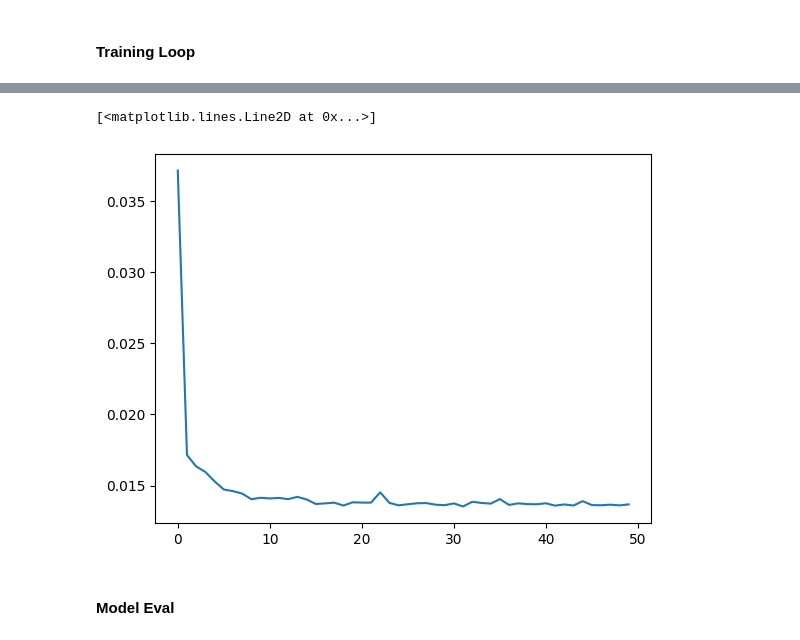
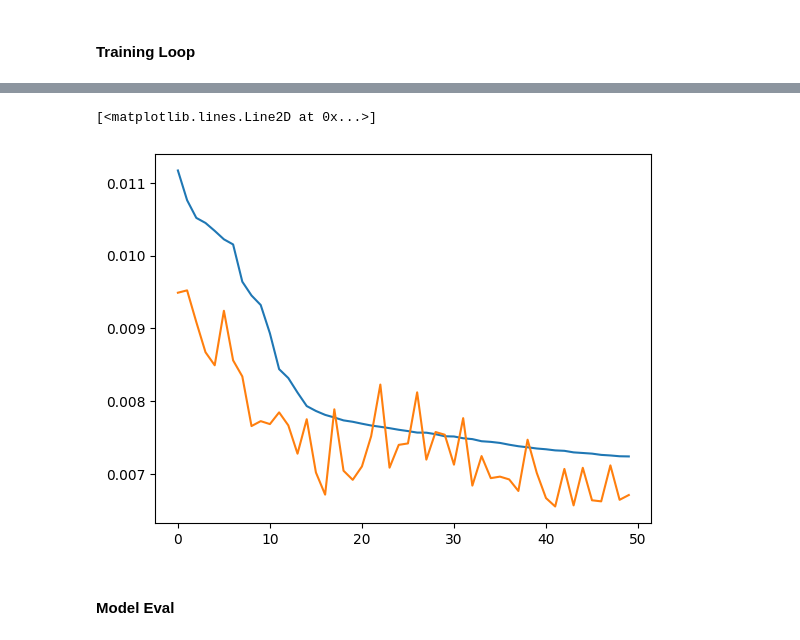
Before and after one commit to becklabs/wind2watts, a Jupyter notebook: notebooks/training/LatLonWind.ipynb, the cells around one changed output, grey strips where cells are left out. Saved outputs shown, nothing was run; the diff lists cells and outputs as text; code cells hidden in the pictures.

```diff
--- a/notebooks/training/LatLonWind.ipynb
+++ b/notebooks/training/LatLonWind.ipynb
@@ -81,7 +87,7 @@ test_dataloaders = [DataLoader(LatLonPowerDataset(
 
 train_dataloader = DataLoader(train_dataset, batch_size=batch_size, shuffle=True)
 
-val_dataloader = DataLoader(val_dataset, shuffle=False)
+val_dataloader = DataLoader(val_dataset, batch_size=256, shuffle=False)
 
 len(train_dataloader)
 # %% [output]
@@ -114,22 +120,30 @@ criterion.to(device)
 # %% [output]
 MSELoss()
 # %%
-model_dir = '../../training_checkpoints/lat_lon/simplernn_v1p0/'
+model_dir = '../../training_checkpoints/lat_lon/simplernn_v1p1/'
+os.makedirs(model_dir, exist_ok=True)
 min_loss = float('inf')
 # %% [markdown]
 #### Training Loop
 # %%
 train_losses = []
 val_losses = []
+time_loading = 0
+time_inferring = 0
 for epoch in range(epochs):
     batch_loss = 0
+    now = time.time()
     for i, (x, y) in enumerate(train_dataloader):
+        time_loading += time.time() - now
         optimizer.zero_grad()
+        now = time.time()
         output = model(x)
+        time_inferring += time.time() - now
         loss = criterion(output, y)
         batch_loss += loss.item()
         loss.backward()
         optimizer.step()
+        now = time.time()
     train_loss = batch_loss / len(train_dataloader)
     train_losses.append(train_loss)
 
@@ -150,8 +182,9 @@ for epoch in range(epochs):
 # %%
 plt.plot(train_losses)
+plt.plot(val_losses)
 # %% [output]
 [<matplotlib.lines.Line2D at 0x...>]
-[figure, old version]
+[figure, new version]
 # %% [markdown]
 #### Model Eval
 # %%
```
Also changed, not shown: parts of 6 cells of this notebook, 10 other files.
